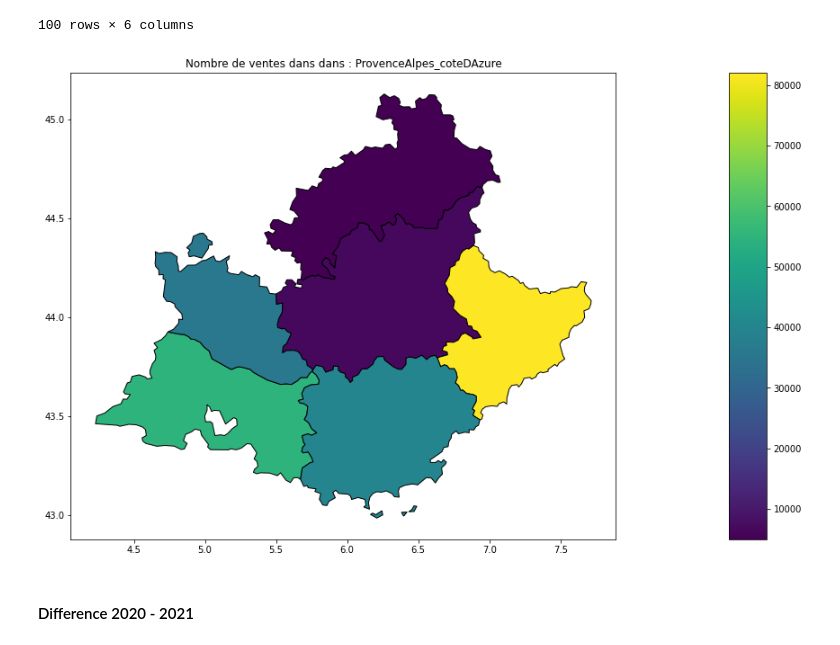
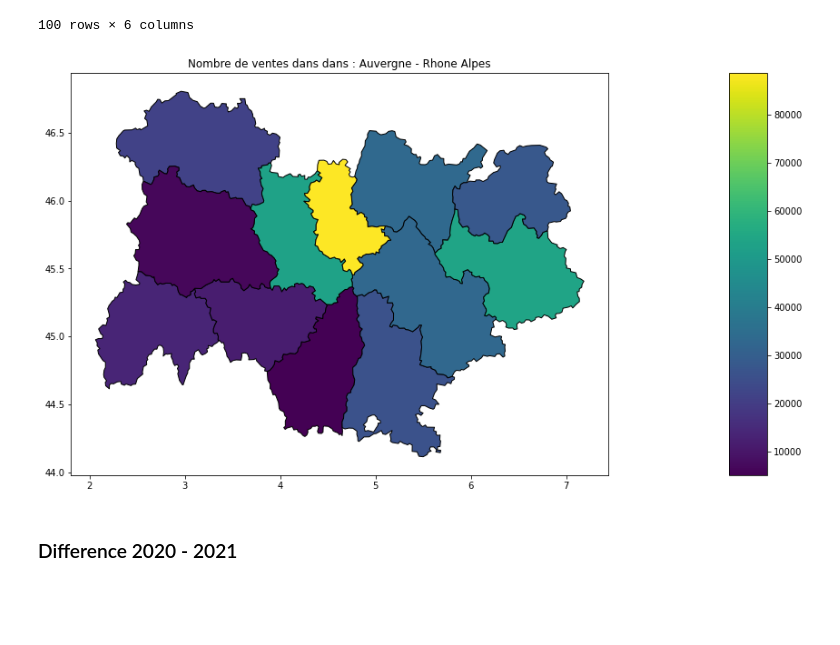
Before and after one commit to strawhattom/DVF, a Jupyter notebook: notebooks/DVF_visualisation.ipynb, the cells around one changed output. Drawn from its saved outputs; the diff is of its cells as text; code cells hidden in the pictures; blank space fills up the shorter version.

```diff
--- a/notebooks/DVF_visualisation.ipynb
+++ b/notebooks/DVF_visualisation.ipynb
@@ -32,9 +34,9 @@ Drive already mounted at /content/gdrive/; to attempt to forcibly remount, call
 # %% [markdown]
 ## Initialise files
 # %%
-df2021 = pd.read_csv("static/valeursfoncieres-2021.txt",sep="|")
-df2020 = pd.read_csv("static/valeursfoncieres-2020.txt",sep="|")
-dfcovid = pd.read_csv("static/synthese-fra.csv")
+df2021 = pd.read_csv("/content/gdrive/MyDrive/ESILV/IA/valeursfoncieres-2021.txt",sep="|")
+df2020 = pd.read_csv("/content/gdrive/MyDrive/ESILV/IA/valeursfoncieres-2020.txt",sep="|")
+dfcovid = pd.read_csv("/content/gdrive/MyDrive/ESILV/IA/synthese-fra.csv")
 # %%
 nbcolumn2020=df2020.shape[0]
 nbcolumn2021=df2021.shape[0]
@@ -198,22 +200,22 @@ NmbVentes2021.drop([95,98])
 NmbVentesAnnee = {2020 : NmbVentes2020,
                   2021 : NmbVentes2021}
 # %%
-def affiche_NmbVentes(annee = 2020, nom_region = "metropole"):
-    merged =  NmbVentesAnnee[2021].reset_index(drop=False).merge(Region[nom_region], left_on="Code departement", right_on="code")
+def affiche_NmbVentes(annee = NmbVentes2020, nom_region = metropole, strregion = "metropole"):
+    merged =  annee.reset_index(drop=False).merge(nom_region, left_on="Code departement", right_on="code")
     merged.shape
     geomerged = gpd.GeoDataFrame(merged)
-    fig, ax = plt.subplots(1, 1, figsize=(16, 6))
+    fig, ax = plt.subplots(1, 1, figsize=(16, 10))
 
     cax = make_axes_locatable(ax).append_axes("right", size="5%", pad=0.1)
 
     geomerged.plot(column="compte", ax=ax, edgecolor='black', legend=True, cax=cax,missing_kwds={'color': 'lightgrey'})
-    ax.set_title("Nombre de ventes dans dans : " + nom_region);
+    ax.set_title("Nombre de ventes dans dans : " + strregion);
 
-affiche_NmbVentes(nom_region = "ProvenceAlpes_coteDAzure", annee = 2021)
+affiche_NmbVentes(NmbVentes2021, RhoneAlpes, "Auvergne - Rhone Alpes")
 # %% [output]
-[figure, old version]
+[figure, new version]
 # %% [markdown]
-#### Difference 2020 - 2021
+### Difference 2020 - 2021
 # %%
 DiffNmbVentes = pd.DataFrame()
 DiffNmbVentes['Code departement'] = PrixSurface2020["Code departement"]
```
Also changed, not shown: parts of 11 cells of this notebook.
